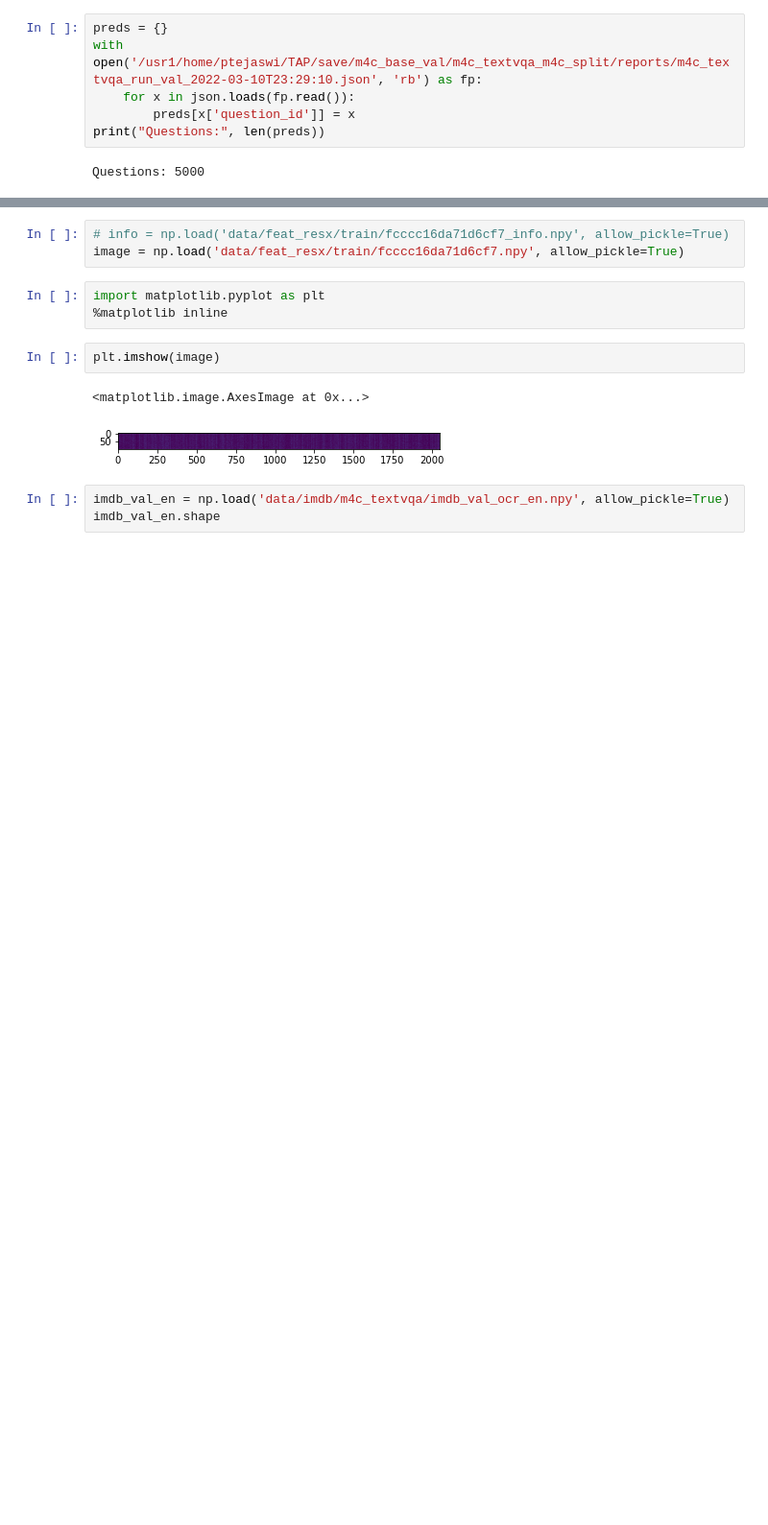
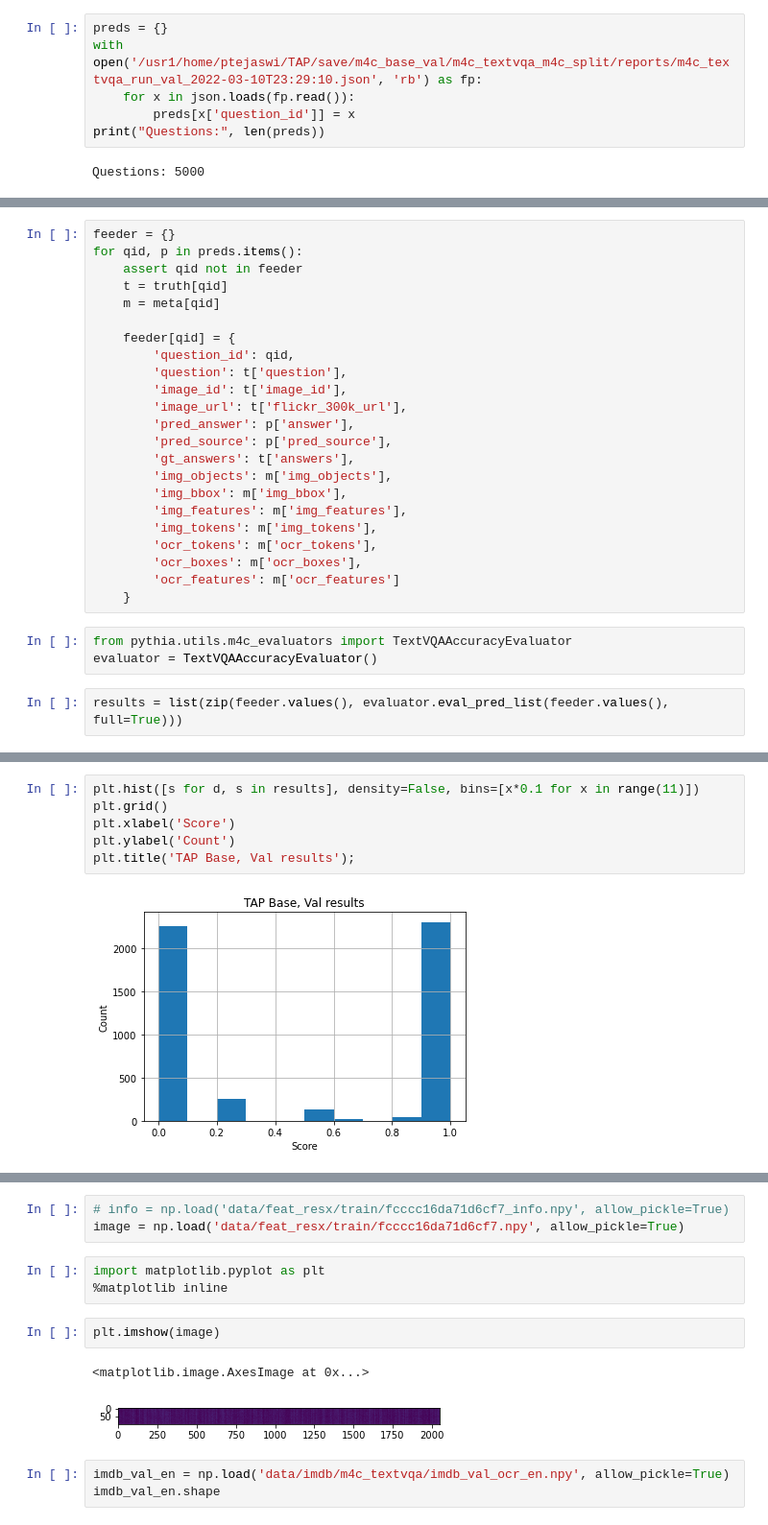
Before and after one commit to priyamtejaswin/TAP, a Jupyter notebook: results.ipynb, the cells around one changed output, grey strips where cells are left out. Shown at 96% size. Cells and saved outputs as stored; diff of their text form; blank space fills up the shorter version.

```diff
--- a/results.ipynb
+++ b/results.ipynb
@@ -82,0 +197,28 @@ array([[[0., 0., 0., ..., 0., 0., 0.],
+# %%
+feeder = {}
+for qid, p in preds.items():
+    assert qid not in feeder
+    t = truth[qid]
+    m = meta[qid]
+
+    feeder[qid] = {
+        'question_id': qid,
+        'question': t['question'],
+        'image_id': t['image_id'],
+        'image_url': t['flickr_300k_url'],
+        'pred_answer': p['answer'],
+        'pred_source': p['pred_source'],
+        'gt_answers': t['answers'],
+        'img_objects': m['img_objects'],
+        'img_bbox': m['img_bbox'],
+        'img_features': m['img_features'],
+        'img_tokens': m['img_tokens'],
+        'ocr_tokens': m['ocr_tokens'],
+        'ocr_boxes': m['ocr_boxes'],
+        'ocr_features': m['ocr_features']
+    }
+# %%
+from pythia.utils.m4c_evaluators import TextVQAAccuracyEvaluator
+evaluator = TextVQAAccuracyEvaluator()
+# %%
+results = list(zip(feeder.values(), evaluator.eval_pred_list(feeder.values(), full=True)))
@@ -82,0 +229,8 @@ array([[[0., 0., 0., ..., 0., 0., 0.],
+# %%
+plt.hist([s for d, s in results], density=False, bins=[x*0.1 for x in range(11)])
+plt.grid()
+plt.xlabel('Score')
+plt.ylabel('Count')
+plt.title('TAP Base, Val results');
+# %% [output]
+[figure, added]
```
Also changed, not shown: parts of 21 cells of this notebook.
